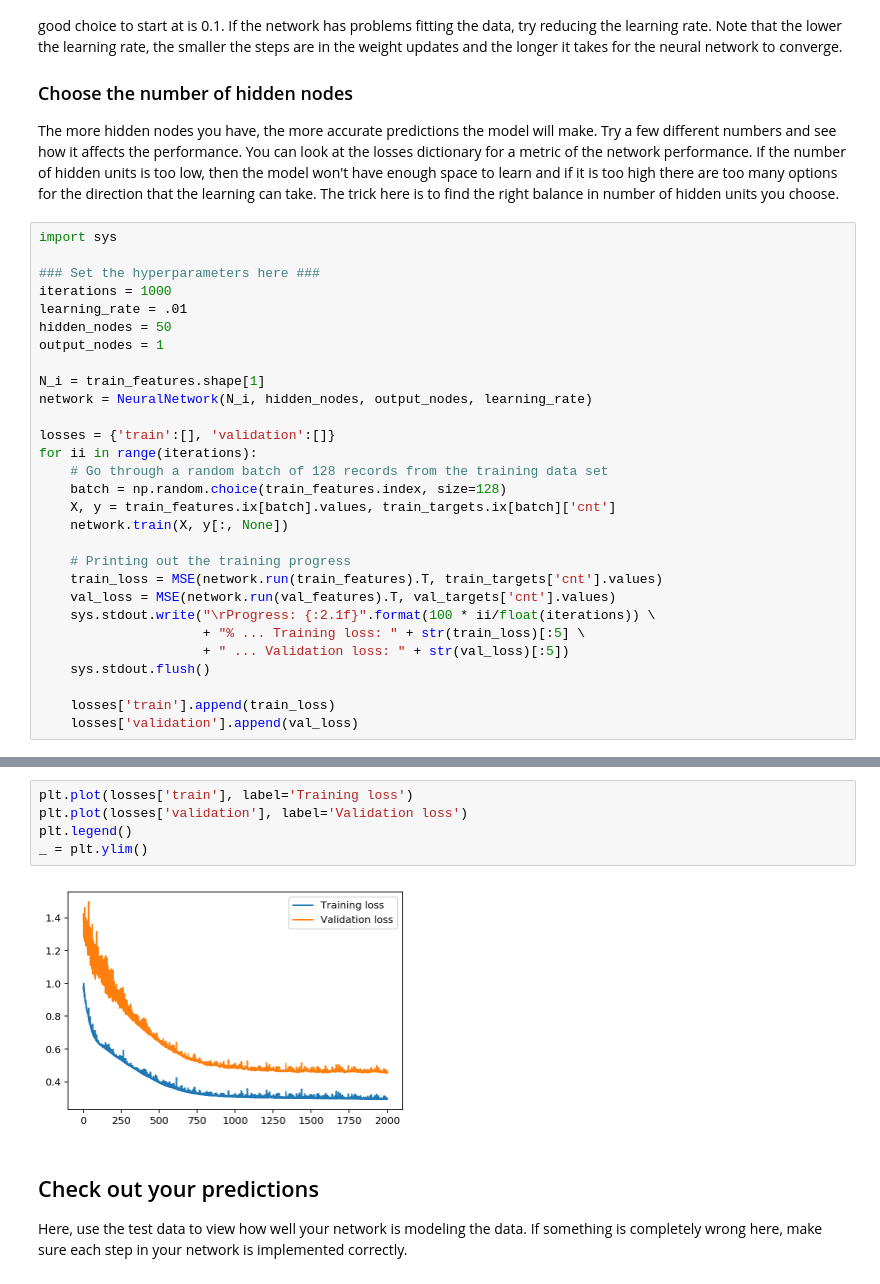
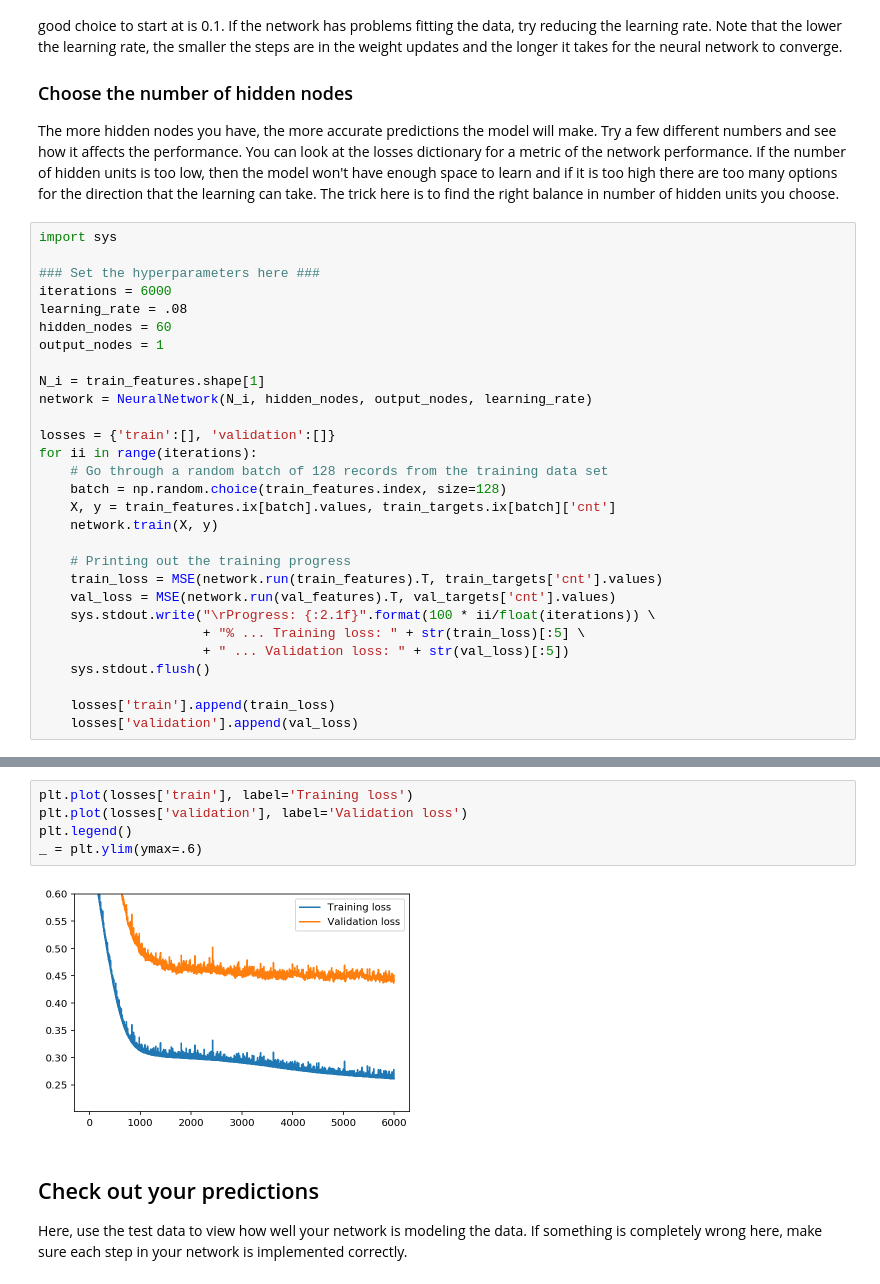
Before and after one commit to vineetu/Udacity, a Jupyter notebook: DLND Your first neural network.ipynb, the cells around one changed output, grey strips where cells are left out. Cells and saved outputs as stored; diff of their text form.

```diff
--- a/DLND Your first neural network.ipynb
+++ b/DLND Your first neural network.ipynb
@@ -309,9 +317,9 @@ The more hidden nodes you have, the more accurate predictions the model will mak
 import sys
 
 ### Set the hyperparameters here ###
-iterations = 1000
-learning_rate = .01
-hidden_nodes = 50
+iterations = 6000
+learning_rate = .08
+hidden_nodes = 60
 output_nodes = 1
 
 N_i = train_features.shape[1]
@@ -322,7 +330,7 @@ for ii in range(iterations):
     # Go through a random batch of 128 records from the training data set
     batch = np.random.choice(train_features.index, size=128)
     X, y = train_features.ix[batch].values, train_targets.ix[batch]['cnt']
-    network.train(X, y[:, None])
+    network.train(X, y)
 
     # Printing out the training progress
     train_loss = MSE(network.run(train_features).T, train_targets['cnt'].values)
@@ -339,10 +347,10 @@ Progress: 99.9% ... Training loss: 0.650 ... Validation loss: 1.119
 # %%
 plt.plot(losses['train'], label='Training loss')
 plt.plot(losses['validation'], label='Validation loss')
 plt.legend()
-_ = plt.ylim()
+_ = plt.ylim(ymax=.6)
 # %% [output]
-[figure, old version]
+[figure, new version]
 # %% [markdown]
 ## Check out your predictions
 
```
Also changed, not shown: parts of 4 cells of this notebook.
